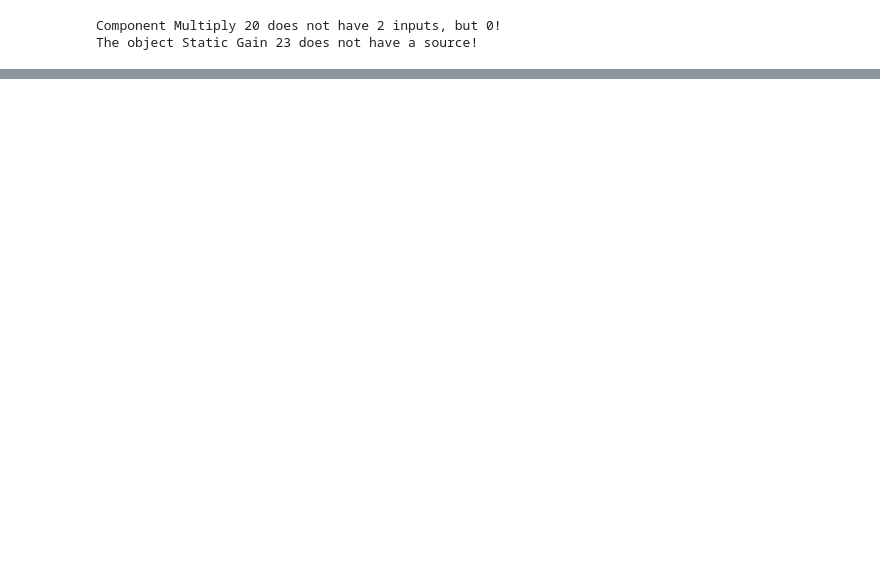
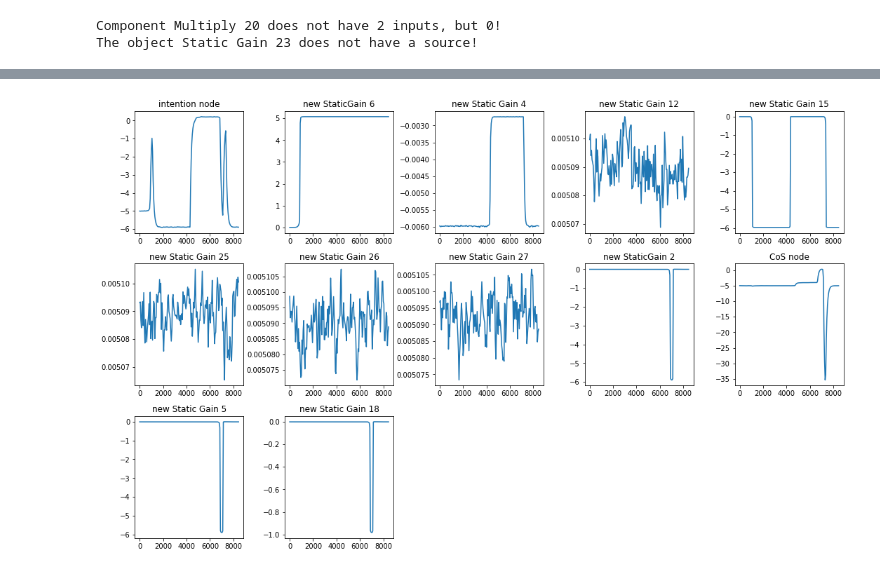
Before and after one commit to rturon/dft_in_nengo, a Jupyter notebook: notebooks/Build_spatial_reasoning_architecture.ipynb, the cells around one changed output, grey strips where cells are left out. Cells and saved outputs as stored; diff of their text form; code cells hidden in the pictures; blank space fills up the shorter version.

```diff
--- a/notebooks/Build_spatial_reasoning_architecture.ipynb
+++ b/notebooks/Build_spatial_reasoning_architecture.ipynb
@@ -42,0 +232,23 @@ HtmlProgressBar cannot be displayed. Please use the TerminalProgressBar. It can
+# %%
+target_behavior_nodes = ['Target Behavior.intention node',
+           'Target Behavior.new StaticGain 6', 'Target Behavior.new Static Gain 4',
+           'Target Behavior.new Static Gain 12', 'Target Behavior.new Static Gain 15',
+           'Target Behavior.new Static Gain 25', 'Target Behavior.new Static Gain 26',
+           'Target Behavior.new Static Gain 27', 'Target Behavior.new StaticGain 2',
+           'Target Behavior.CoS node', 'Target Behavior.new Static Gain 5',
+            'Target Behavior.new Static Gain 18']
+
+plt.figure(figsize=(15,12))
+for i, name in enumerate(target_behavior_nodes):
+    plt.subplot(4,5,i+1)
+    plt.plot(x, sim.data[probes[name]])
+    name_split = name.rsplit('.',1)
+    if len(name_split) > 1:
+        plt.title(name_split[1])
+    else:
+        plt.title(name)
+
+plt.tight_layout()
+plt.show()
+# %% [output]
+[figure, added]
```
Also changed, not shown: parts of 47 cells of this notebook, 7 other files.
